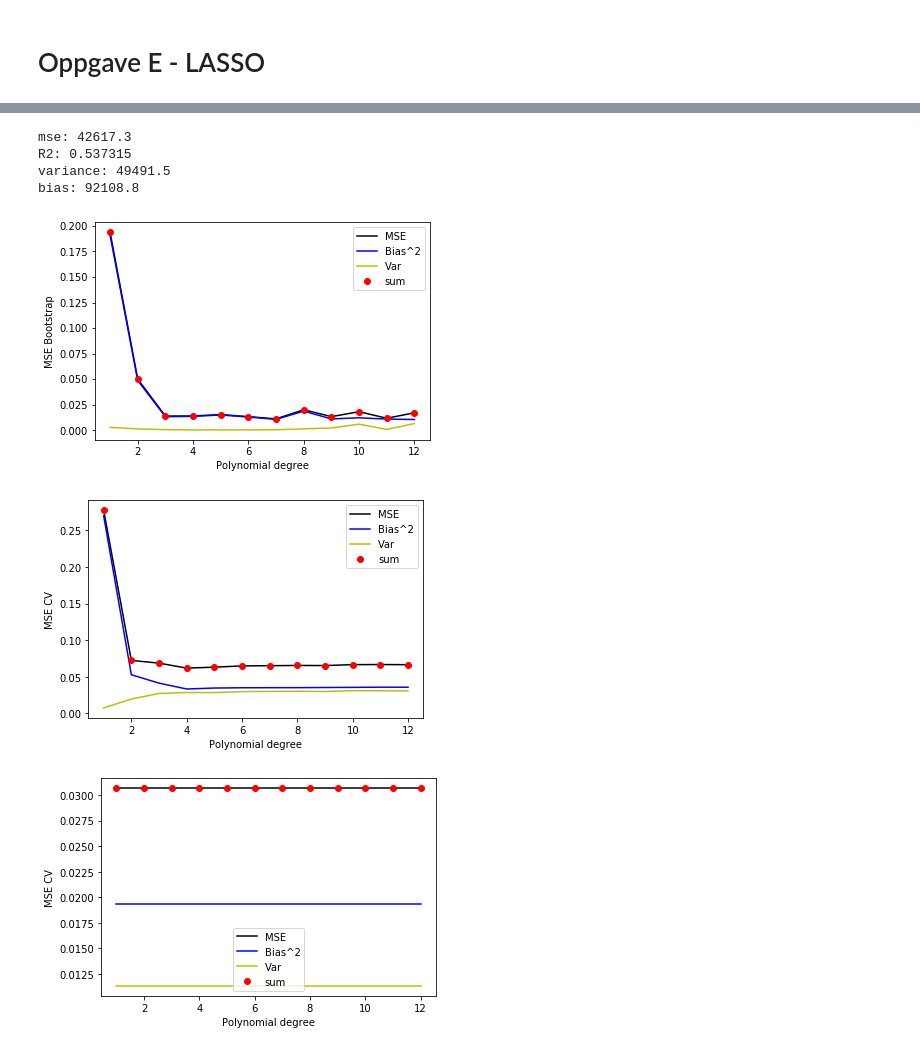
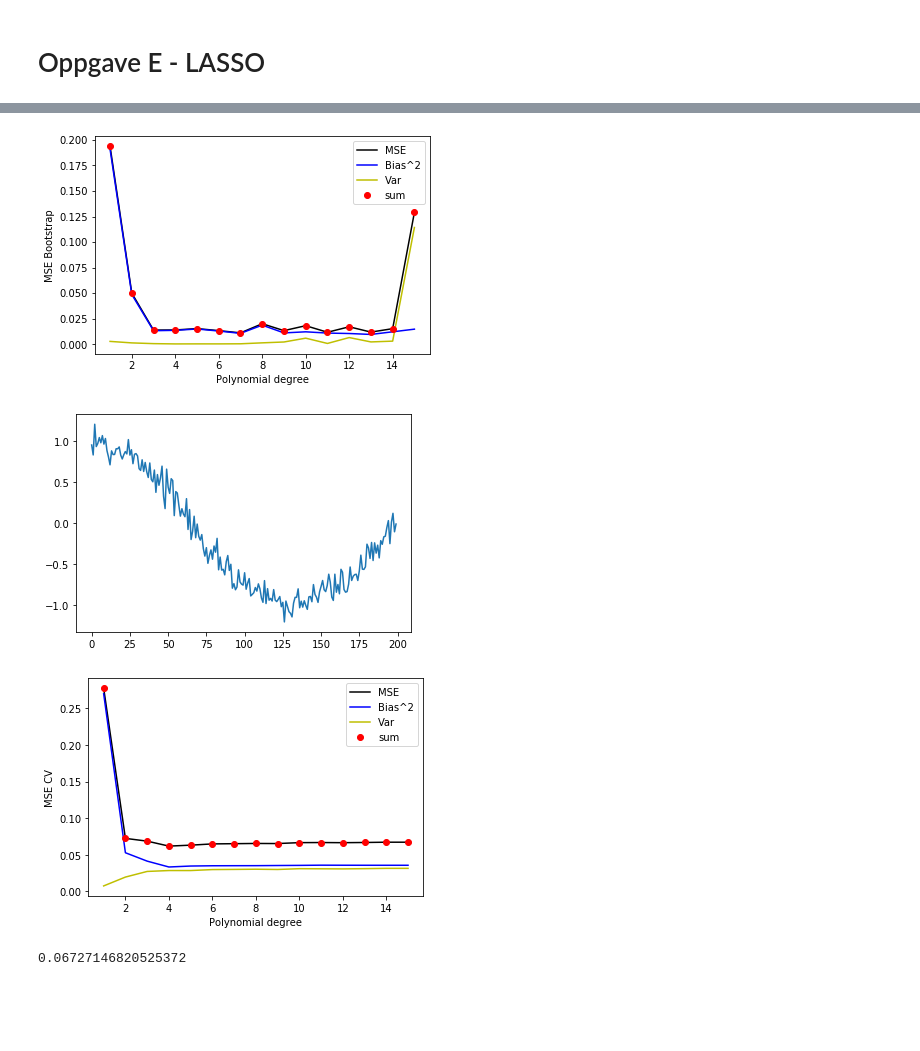
Before and after one commit to VemundST/Project1, a Jupyter notebook: main.ipynb, the cells around one changed output, grey strips where cells are left out. Cells and saved outputs as stored; diff of their text form; code cells hidden in the pictures; blank space fills up the shorter version.

```diff
--- a/main.ipynb
+++ b/main.ipynb
@@ -38,7 +39,7 @@ y           = np.linspace(0, 1, n_x)
 
 
 x_mesh, y_mesh  = np.meshgrid(x,y)
-noise_level     = 0.05
+noise_level     = 0.33
 frank           = fx.FrankeFunction(x_mesh, y_mesh, noise_level)
 
 
@@ -54,4 +55,7 @@ ax.set_zlabel('Z')
 plt.title('Franke function', fontsize=25, y=1.05)# Add a color bar which maps values to colors.
 fig.colorbar(surf, shrink=0.5, aspect=5)
 plt.show()
+
+# for our computations, we reshape the Franke function to a 1D array
+frank           = np.ravel(frank)
 # %% [output]
@@ -79,7 +83,7 @@ for i in range(maxpower):
     # Creating design matrix, extracting beta and predicting
     design      = fx.DesignDesign(x,y,i+1)
     beta_ols ['poly{0}'.format(i+1)], pred_ols ['poly{0}'.format(i+1)]\
-                = fx.OridinaryLeastSquares(design,np.ravel(frank),design)
+                = fx.OridinaryLeastSquares(design,frank,design)
 
     mse_ols[i]        = fx.MSE(np.ravel(frank),pred_ols['poly'+str(i+1)])
     r2_ols[i]         = fx.R2Score(np.ravel(frank),pred_ols['poly'+str(i+1)])
@@ -209,9 +228,9 @@ for i in range(maxpower):
 
     design_matrix   = fx.DesignDesign(x,y,i+1)
     r2_out[i], mse_out[i], r2_in[i], mse_in[i], bias[i], variance[i] \
-                    = fx.k_fold_cv(7, np.ravel(frank), design_matrix, fx.OridinaryLeastSquares, shuffle=True)
+                    = fx.k_fold_cv(7, frank, design_matrix, fx.OridinaryLeastSquares, shuffle=True)
     r2_out_sci[i], mse_out_sci[i], r2_in_sci[i], mse_in_sci[i], bias_sci[i], variance_sci[i] \
-                    = fx.k_fold_cv(7, np.ravel(frank), design_matrix, fx.OridinaryLeastSquares, shuffle=True, scikit=True)
+                    = fx.k_fold_cv(7, frank, design_matrix, fx.OridinaryLeastSquares, shuffle=True, scikit=True)
 
     print((i+1)*100/maxpower, '% completed')
 # %% [output]
@@ -307,12 +326,12 @@ for i in range(maxpower):
     # Creating design matrix, extracting beta and predicting
     design      = fx.DesignDesign(x,y,i+1)
     beta_ridge ['poly{0}'.format(i+1)], pred_ridge ['poly{0}'.format(i+1)]\
-                = fx.RidgeRegression(design,np.ravel(frank),design, _lambda= 10e-00)
+                = fx.RidgeRegression(design,frank,design, _lambda= 10e-04)
 
-    mse_ridge[i]        = fx.MSE(np.ravel(frank),pred_ridge['poly'+str(i+1)])
-    r2_ridge[i]         = fx.R2Score(np.ravel(frank),pred_ridge['poly'+str(i+1)])
-    mse_ridge_scikit[i] = mean_squared_error(np.ravel(frank),pred_ridge['poly'+str(i+1)])
-    r2_ridge_scikit[i]  = r2_score(np.ravel(frank),pred_ridge['poly'+str(i+1)])
+    mse_ridge[i]        = fx.MSE(frank,pred_ridge['poly'+str(i+1)])
+    r2_ridge[i]         = fx.R2Score(frank,pred_ridge['poly'+str(i+1)])
+    mse_ridge_scikit[i] = mean_squared_error(frank,pred_ridge['poly'+str(i+1)])
+    r2_ridge_scikit[i]  = r2_score(frank,pred_ridge['poly'+str(i+1)])
 
     confidence_ridge ['conf{0}'.format(i+1)]= fx.confidence_interval(design,noise_level,0.95,_lambda= 10e-04)
     print((i+1)*100/maxpower, '% completed')
@@ -715,11 +714,6 @@ bias = np.sum( (terrain1 - np.mean(fitted_terrain))**2 )/num_data
 print("mse: %g\nR2: %g"%(mse, R2))
 print("variance: %g"%var)
 print("bias: %g\n"%bias)
-# %% [output]
-mse: 42617.3
-R2: 0.537315
-variance: 49491.5
-bias: 92108.8
 # %%
 import numpy as np
 import matplotlib.pyplot as plt
@@ -763,35 +757,40 @@ degrees = np.arange(1,16)
 for degree in degrees:
     x_train, x_test, y_train, y_test = train_test_split(x, y, test_size=0.2)
 
     model = make_pipeline(PolynomialFeatures(degree=degree), LinearRegression(fit_intercept=False))
     y_pred = np.empty((y_test.shape[0], n_boostraps))
     for i in range(n_boostraps):
         x_, y_ = resample(x_train, y_train)
         # Evaluate the new model on the same test data each time.
         y_pred[:, i] = model.fit(x_, y_).predict(x_test).ravel()
     error = np.mean( np.mean((y_test - y_pred)**2, axis=1, keepdims=True) )
     bias = np.mean( (y_test - np.mean(y_pred, axis=1, keepdims=True))**2 )
     variance = np.mean( np.var(y_pred, axis=1, keepdims=True) )
     err.append(error)
     bi.append(bias)
     vari.append(variance)
 
-max_pd = 12 #max polynomial degree to plot to
+max_pd = 15 #max polynomial degree to plot to
 plt.figure()
 plt.plot(degrees[:max_pd],err[:max_pd],'k',label='MSE')
 plt.plot(degrees[:max_pd],bi[:max_pd],'b',label='Bias^2')
 plt.plot(degrees[:max_pd],vari[:max_pd],'y',label='Var')
 summ=np.zeros(len(vari))
 for i in range(len(err)):
     summ[i]=vari[i]+bi[i]
 plt.plot(degrees[:max_pd],summ[:max_pd],'ro',label='sum')
 
 plt.xlabel('Polynomial degree')
 plt.ylabel('MSE Bootstrap')
 plt.legend()
 plt.show()
 # %% [output]
-[figure, old version]
+[figure, new version]
+# %%
+plt.plot(y)
+plt.show()
+# %% [output]
+[figure, added]
 # %%
 
 
@@ -807,7 +806,6 @@ y = true_fun(x).reshape(-1,1) + np.random.randn(len(x)).reshape(-1,1) * noise
 y_no_noise= true_fun(x)
 
 degrees = np.arange(1,16)
-
 kfold = KFold(n_splits = k,shuffle=True,random_state=5)
 
 #Two clumsy lines to get the size of y_pred array right
@@ -839,7 +837,7 @@ for deg in degrees:
     bi.append(bias)
     vari.append(variance)
 
-max_pd = 12 #max polynomial degree to plot to
+max_pd = 15 #max polynomial degree to plot to
 plt.figure()
 plt.plot(degrees[:max_pd],err[:max_pd],'k',label='MSE')
 plt.plot(degrees[:max_pd],bi[:max_pd],'b',label='Bias^2')
@@ -854,7 +852,11 @@ plt.ylabel('MSE CV')
 plt.legend()
 plt.show()
 # %% [output]
-[figure, old version]
+[figure, new version]
+# %%
+np.mean( np.mean((ytest - y_pred)**2, axis=1, keepdims=True) )
+# %% [output]
+0.06727146820525372
 # %%
 
 
@@ -864,7 +866,7 @@ np.random.seed(2018)
 
 noise=0.1
 N=1000
-n=1000
+n=200
 k=5
 x = np.sort(np.random.uniform(0,1,n)).reshape(-1,1)
 y = true_fun(x).reshape(-1,1) + np.random.randn(len(x)).reshape(-1,1) * noise
@@ -877,7 +879,7 @@ kfold = KFold(n_splits = k,shuffle=True,random_state=5)
 #Two clumsy lines to get the size of y_pred array right
 X_trainz, X_testz, y_trainz, y_testz = train_test_split(x,y,test_size=1./k)
 array_size_thingy=len(y_testz)
-x           = np.linspace(0, 1, 1000)
+x           = np.linspace(0, 1, n)
 
 err = []
 bi=[]
@@ -887,14 +889,15 @@ for deg in degrees:
     y_pred = np.empty((array_size_thingy, k))
     j=0
     #model = make_pipeline(PolynomialFeatures(degree=deg),LinearRegression(fit_intercept=False))
-    model   = design_1d(x,i+1)
+    model   = design_1d(x,deg)
     for train_inds,test_inds in kfold.split(x):
         xtrain = model[train_inds,:]
         ytrain= y[train_inds]
         xtest = model[test_inds,:]
         ytest = y[test_inds]
-        #y_pred[:,j] = model.fit(xtrain,ytrain).predict(xtest).ravel()
-        a, y_p=fx.RidgeRegression(xtrain,ytrain,xtest,_lambda=10e-05)
+        #y_pred = model.fit(xtrain,ytrain).predict(xtest).ravel()
+        a, y_p=fx.OridinaryLeastSquares(xtrain,ytrain,xtest)
+
         y_pred[:,j]=y_p.ravel()
         j+=1
 
@@ -920,5 +923,3 @@ plt.xlabel('Polynomial degree')
 plt.ylabel('MSE CV')
 plt.legend()
 plt.show()
-# %% [output]
-[figure, removed]
```
Also changed, not shown: parts of 29 cells of this notebook, 2 other files.
